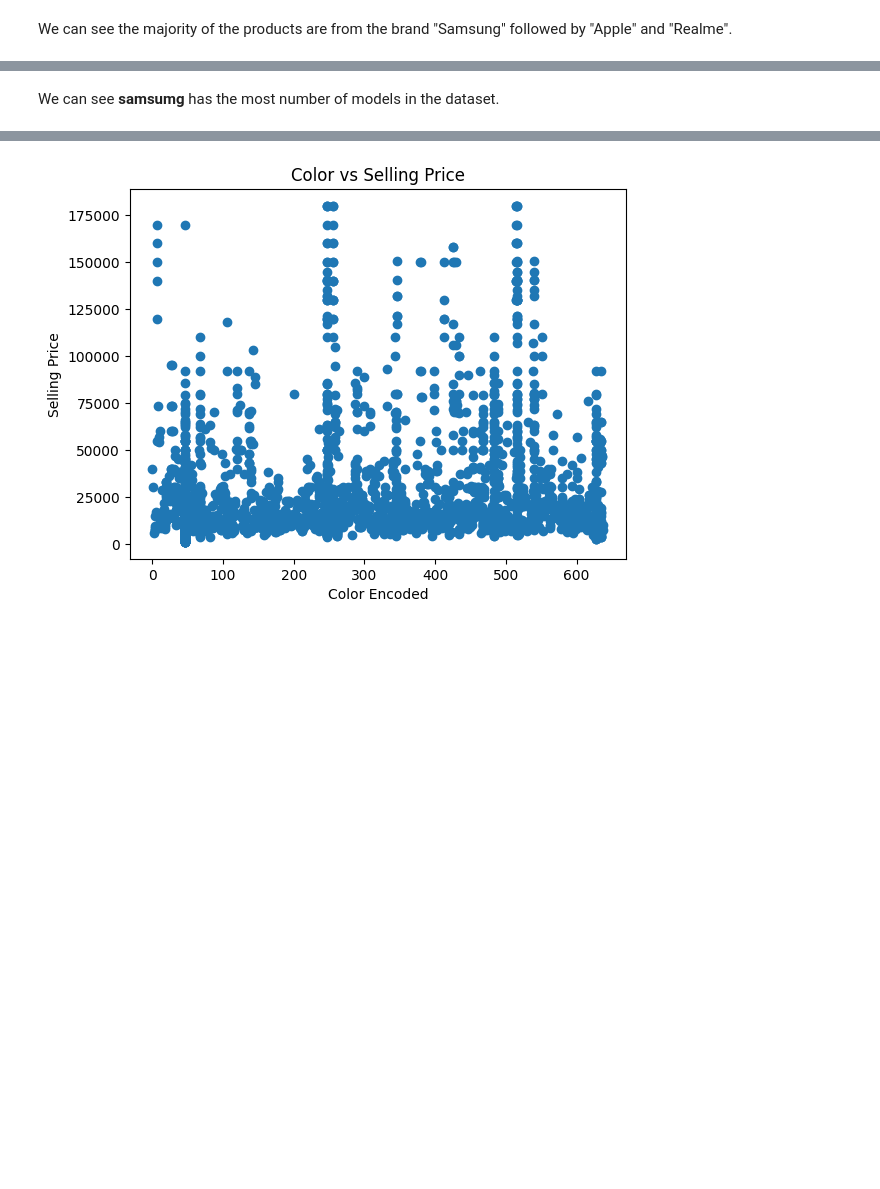
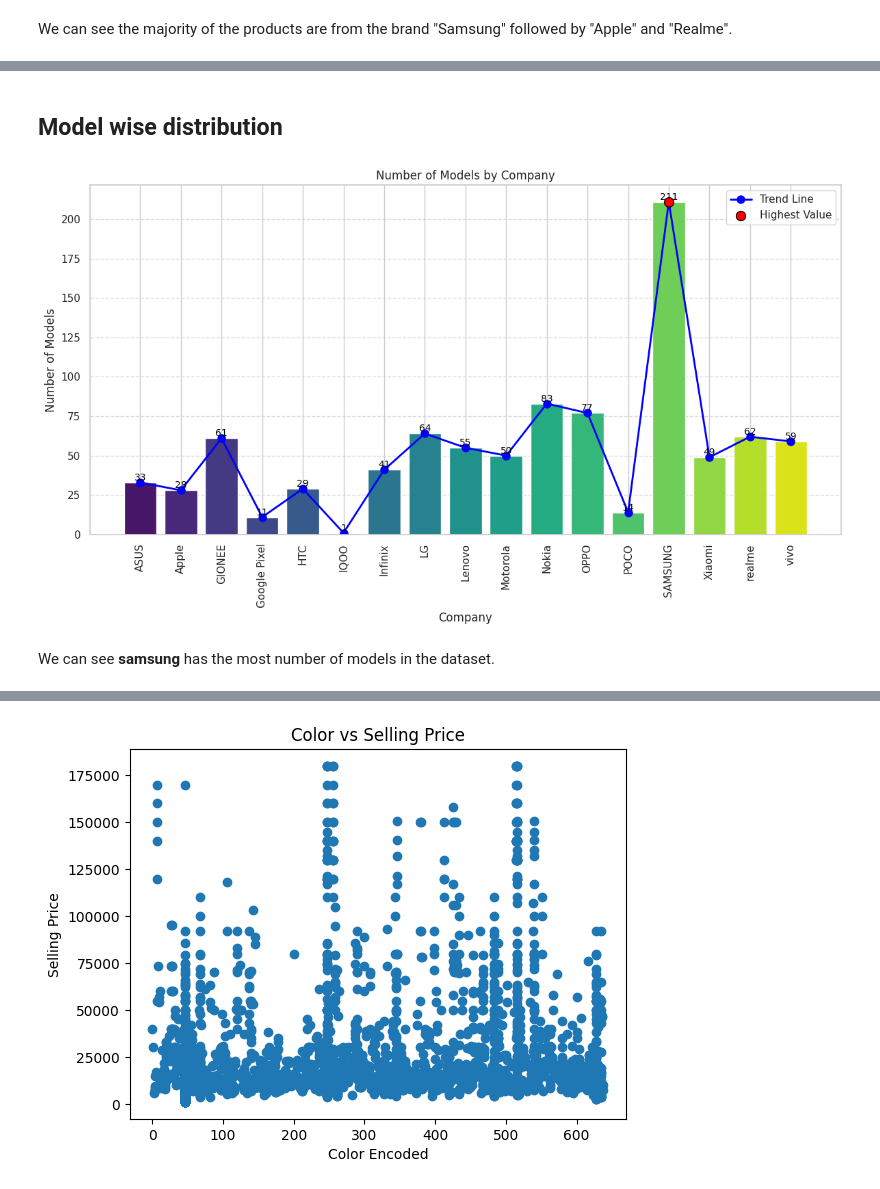
Before and after one commit to Vahsir7/EDA, a Jupyter notebook: mobile_sales/analysis.ipynb, the cells around one changed output, grey strips where cells are left out. Cells and saved outputs as stored; diff of their text form; code cells hidden in the pictures; blank space fills up the shorter version.

```diff
--- a/mobile_sales/analysis.ipynb
+++ b/mobile_sales/analysis.ipynb
@@ -156,2 +138,55 @@ Name: Models, dtype: int64
+# %% [markdown]
+## Model wise distribution
+# %%
+# Calculate the number of unique models by company
+models_of_company = data.groupby('Brands')['Models'].nunique()
+
+# Set the style for seaborn
+sns.set_theme(style="whitegrid")
+
+# Set up the matplotlib figure
+plt.figure(figsize=(12, 7))
+
+# Title of the plot
+plt.title('Number of Models by Company')
+
+# Create the bar plot with a custom color palette
+custom_palette = sns.color_palette("viridis", len(models_of_company))
+
+# Create the bar plot
+bars = plt.bar(models_of_company.index, models_of_company.values, color=custom_palette)
+
+# Add a curve line
+x = np.arange(len(models_of_company))
+plt.plot(x, models_of_company.values, color='blue', marker='o', linestyle='-', linewidth=2, markersize=8, label='Trend Line')
+
+# Add grid lines for better readability
+plt.grid(axis='y', linestyle='--', alpha=0.7)
+
+# Add value labels on top of each bar
+for bar in bars:
+    yval = bar.get_height()
+    plt.text(bar.get_x() + bar.get_width() / 2, yval, f'{yval}', va='bottom', ha='center', fontsize=10, color='black')
+
+# Mark the highest value
+max_value = models_of_company.max()
+max_index = models_of_company.idxmax()
+plt.scatter(max_index, max_value, color='red', s=100, edgecolor='black', zorder=5, label='Highest Value')
+
+# Add a legend
+plt.legend()
+
+# Customize x-axis and y-axis labels
+plt.xlabel('Company')
+plt.ylabel('Number of Models')
+
+# Rotate x-axis labels for better readability
+plt.xticks(rotation=90)
+
+# Show the plot
+plt.tight_layout()
+plt.show()
+# %% [output]
+[figure, added]
 # %% [markdown]
-We can see **samsumg** has the most number of models in the dataset.
+We can see **samsung** has the most number of models in the dataset.
```
Also changed, not shown: parts of 28 cells of this notebook, 1 other file.
